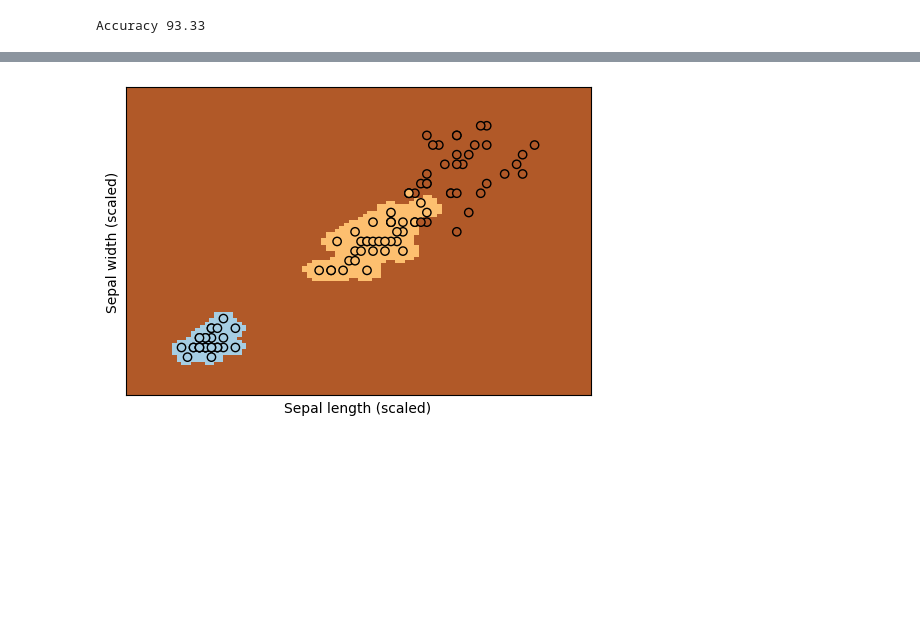
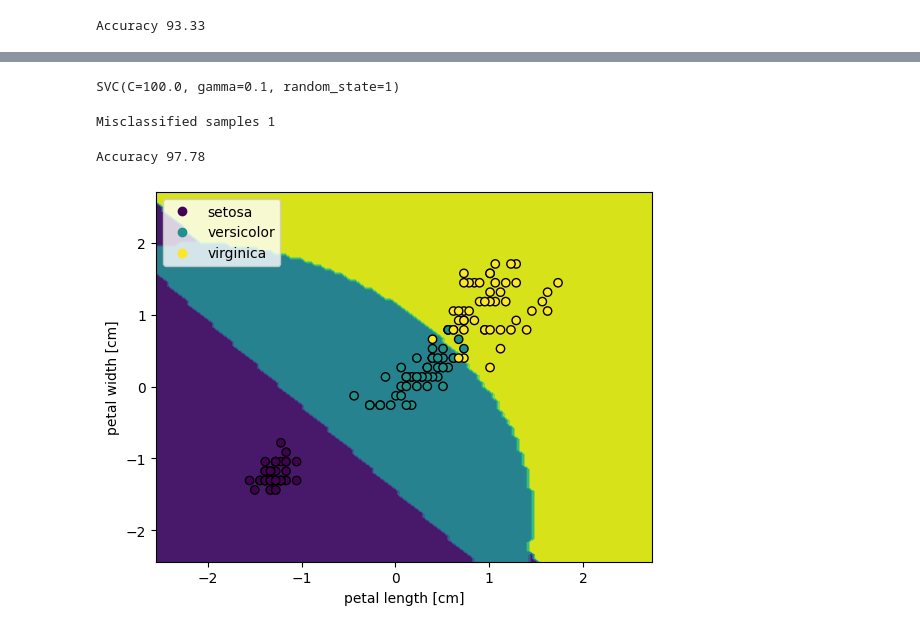
Before and after one commit to p-nakul/machineLearning, a Jupyter notebook: svm002.ipynb, the cells around one changed output, grey strips where cells are left out. Saved outputs shown, nothing was run; the diff lists cells and outputs as text; code cells hidden in the pictures; blank space fills up the shorter version.

```diff
--- a/svm002.ipynb
+++ b/svm002.ipynb
@@ -57,26 +58,8 @@ plt.show()
-# %%
-from sklearn.inspection import DecisionBoundaryDisplay
-_, ax = plt.subplots(figsize=(6, 4))
-DecisionBoundaryDisplay.from_estimator(
-    svm,
-    X_train_std,  # Use the scaled data for decision boundary
-    cmap=plt.cm.Paired,
-    ax=ax,
-    response_method="predict",
-    plot_method="pcolormesh",
-    shading="auto",
-    xlabel="Sepal length (scaled)",
-    ylabel="Sepal width (scaled)",
-    eps=0.5,
-)
-
-# Step 4: Plot the scaled training points
-plt.scatter(X_train_std[:, 0], X_train_std[:, 1], c=y_train, edgecolors="k", cmap=plt.cm.Paired)
-
-# Hide axis ticks for a cleaner plot
-plt.xticks(())
-plt.yticks(())
-
-plt.show()
-# %% [output]
-[figure, removed]
+# %%
+# RBF kernel implementation for SVM
+# Effect of low gamma value
+svm = SVC(kernel = 'rbf', gamma = 0.1, C = 100.0, random_state = 1)
+# %%
+svm.fit(X_train_std, y_train)
+# %% [output]
+SVC(C=100.0, gamma=0.1, random_state=1)
@@ -82,0 +68,28 @@ plt.show()
+# %%
+print("Misclassified samples %d" % (y_test - y_pred).sum())
+# %% [output]
+Misclassified samples 1
+# %%
+from sklearn.metrics import accuracy_score
+print("Accuracy %.2f" % (accuracy_score(y_test, y_pred)* 100))
+# %% [output]
+Accuracy 97.78
+# %%
+# Plot decision regions
+from sklearn.inspection import DecisionBoundaryDisplay
+X_combined = np.vstack((X_train_std, X_test_std))
+y_combined = np.hstack((y_train, y_test))
+disp = DecisionBoundaryDisplay.from_estimator(
+    svm,
+    X_combined,
+    response_method="predict",
+)
+
+scatter = disp.ax_.scatter(X_combined[:, 0], X_combined[:, 1], c=y_combined, edgecolor="k")
+plt.xlabel("petal length [cm]")
+plt.ylabel("petal width [cm]")
+handles, labels = scatter.legend_elements()  # Automatically creates handles for scatter points
+plt.legend(handles, iris.target_names, loc='upper left')
+plt.show()
+# %% [output]
+[figure, added]
```
Also changed, not shown: parts of 3 cells of this notebook, 7 other files.
